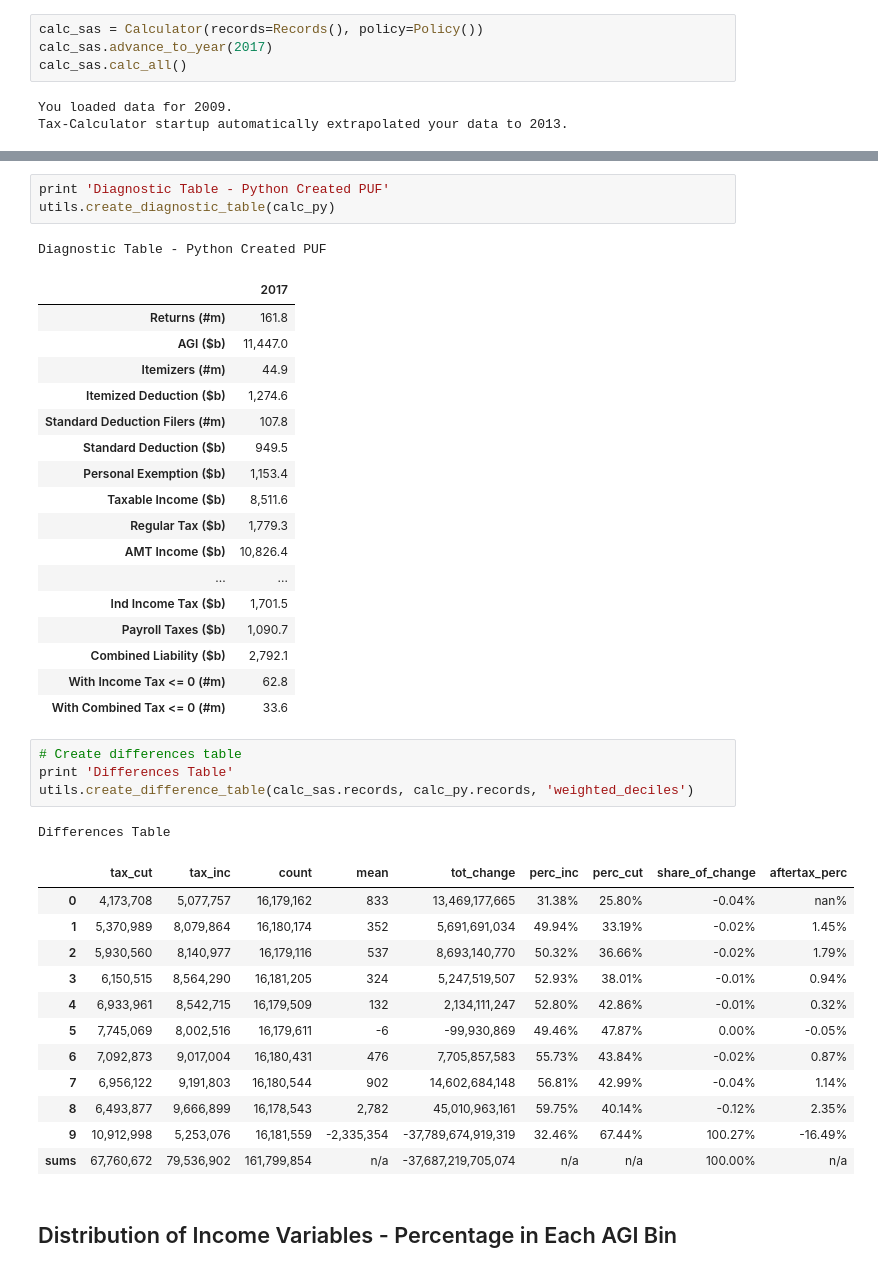
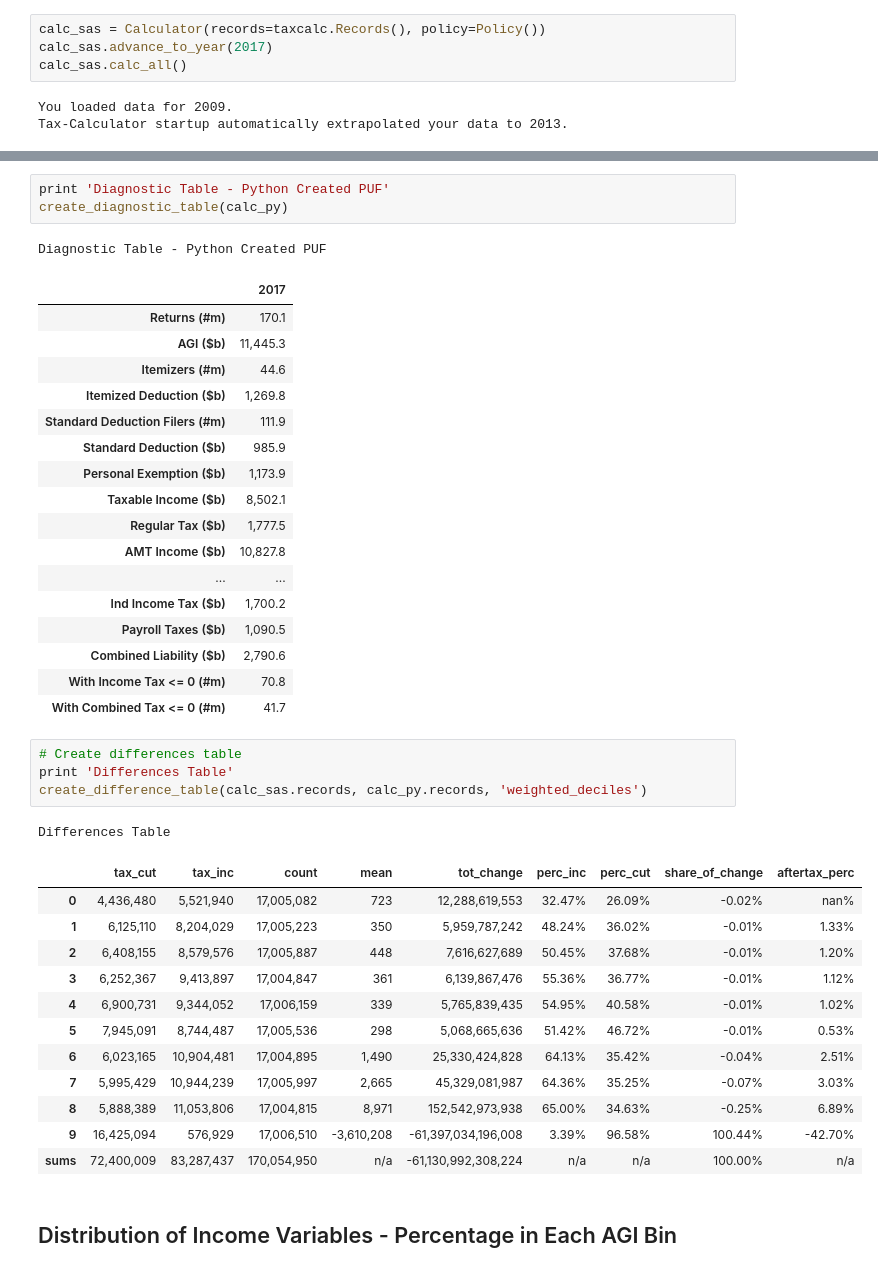
Before and after one commit to andersonfrailey/Notebook-Uploads, a Jupyter notebook: New PUF Analysis.ipynb, the cells around one changed output, grey strips where cells are left out. Drawn from its saved outputs; the diff is of its cells as text.

```diff
--- a/New PUF Analysis.ipynb
+++ b/New PUF Analysis.ipynb
@@ -8,7 +9,7 @@ output_notebook()
 # %% [output]
 Loading BokehJS ...
 # %%
-calc_sas = Calculator(records=Records(), policy=Policy())
+calc_sas = Calculator(records=taxcalc.Records(), policy=Policy())
 calc_sas.advance_to_year(2017)
 calc_sas.calc_all()
 # %% [output]
@@ -65,44 +68,44 @@ Diagnostic Table - Current
 | With Combined Tax <= 0 (#m) | 41.7 |
 # %%
 print 'Diagnostic Table - Python Created PUF'
-utils.create_diagnostic_table(calc_py)
+create_diagnostic_table(calc_py)
 # %% [output]
 Diagnostic Table - Python Created PUF
 |  | 2017 |
-| Returns (#m) | 161.8 |
-| AGI ($b) | 11,447.0 |
-| Itemizers (#m) | 44.9 |
-| Itemized Deduction ($b) | 1,274.6 |
-| Standard Deduction Filers (#m) | 107.8 |
-| Standard Deduction ($b) | 949.5 |
-| Personal Exemption ($b) | 1,153.4 |
-| Taxable Income ($b) | 8,511.6 |
-| Regular Tax ($b) | 1,779.3 |
-| AMT Income ($b) | 10,826.4 |
+| Returns (#m) | 170.1 |
+| AGI ($b) | 11,445.3 |
+| Itemizers (#m) | 44.6 |
+| Itemized Deduction ($b) | 1,269.8 |
+| Standard Deduction Filers (#m) | 111.9 |
+| Standard Deduction ($b) | 985.9 |
+| Personal Exemption ($b) | 1,173.9 |
+| Taxable Income ($b) | 8,502.1 |
+| Regular Tax ($b) | 1,777.5 |
+| AMT Income ($b) | 10,827.8 |
 | ... | ... |
-| Ind Income Tax ($b) | 1,701.5 |
-| Payroll Taxes ($b) | 1,090.7 |
-| Combined Liability ($b) | 2,792.1 |
-| With Income Tax <= 0 (#m) | 62.8 |
-| With Combined Tax <= 0 (#m) | 33.6 |
+| Ind Income Tax ($b) | 1,700.2 |
+| Payroll Taxes ($b) | 1,090.5 |
+| Combined Liability ($b) | 2,790.6 |
+| With Income Tax <= 0 (#m) | 70.8 |
+| With Combined Tax <= 0 (#m) | 41.7 |
 # %%
 # Create differences table
 print 'Differences Table'
-utils.create_difference_table(calc_sas.records, calc_py.records, 'weighted_deciles')
+create_difference_table(calc_sas.records, calc_py.records, 'weighted_deciles')
 # %% [output]
 Differences Table
 |  | tax_cut | tax_inc | count | mean | tot_change | perc_inc | perc_cut | share_of_change | aftertax_perc |
-| 0 | 4,173,708 | 5,077,757 | 16,179,162 | 833 | 13,469,177,665 | 31.38% | 25.80% | -0.04% | nan% |
-| 1 | 5,370,989 | 8,079,864 | 16,180,174 | 352 | 5,691,691,034 | 49.94% | 33.19% | -0.02% | 1.45% |
-| 2 | 5,930,560 | 8,140,977 | 16,179,116 | 537 | 8,693,140,770 | 50.32% | 36.66% | -0.02% | 1.79% |
-| 3 | 6,150,515 | 8,564,290 | 16,181,205 | 324 | 5,247,519,507 | 52.93% | 38.01% | -0.01% | 0.94% |
-| 4 | 6,933,961 | 8,542,715 | 16,179,509 | 132 | 2,134,111,247 | 52.80% | 42.86% | -0.01% | 0.32% |
-| 5 | 7,745,069 | 8,002,516 | 16,179,611 | -6 | -99,930,869 | 49.46% | 47.87% | 0.00% | -0.05% |
-| 6 | 7,092,873 | 9,017,004 | 16,180,431 | 476 | 7,705,857,583 | 55.73% | 43.84% | -0.02% | 0.87% |
-| 7 | 6,956,122 | 9,191,803 | 16,180,544 | 902 | 14,602,684,148 | 56.81% | 42.99% | -0.04% | 1.14% |
-| 8 | 6,493,877 | 9,666,899 | 16,178,543 | 2,782 | 45,010,963,161 | 59.75% | 40.14% | -0.12% | 2.35% |
-| 9 | 10,912,998 | 5,253,076 | 16,181,559 | -2,335,354 | -37,789,674,919,319 | 32.46% | 67.44% | 100.27% | -16.49% |
-| sums | 67,760,672 | 79,536,902 | 161,799,854 | n/a | -37,687,219,705,074 | n/a | n/a | 100.00% | n/a |
+| 0 | 4,436,480 | 5,521,940 | 17,005,082 | 723 | 12,288,619,553 | 32.47% | 26.09% | -0.02% | nan% |
+| 1 | 6,125,110 | 8,204,029 | 17,005,223 | 350 | 5,959,787,242 | 48.24% | 36.02% | -0.01% | 1.33% |
+| 2 | 6,408,155 | 8,579,576 | 17,005,887 | 448 | 7,616,627,689 | 50.45% | 37.68% | -0.01% | 1.20% |
+| 3 | 6,252,367 | 9,413,897 | 17,004,847 | 361 | 6,139,867,476 | 55.36% | 36.77% | -0.01% | 1.12% |
+| 4 | 6,900,731 | 9,344,052 | 17,006,159 | 339 | 5,765,839,435 | 54.95% | 40.58% | -0.01% | 1.02% |
+| 5 | 7,945,091 | 8,744,487 | 17,005,536 | 298 | 5,068,665,636 | 51.42% | 46.72% | -0.01% | 0.53% |
+| 6 | 6,023,165 | 10,904,481 | 17,004,895 | 1,490 | 25,330,424,828 | 64.13% | 35.42% | -0.04% | 2.51% |
+| 7 | 5,995,429 | 10,944,239 | 17,005,997 | 2,665 | 45,329,081,987 | 64.36% | 35.25% | -0.07% | 3.03% |
+| 8 | 5,888,389 | 11,053,806 | 17,004,815 | 8,971 | 152,542,973,938 | 65.00% | 34.63% | -0.25% | 6.89% |
+| 9 | 16,425,094 | 576,929 | 17,006,510 | -3,610,208 | -61,397,034,196,008 | 3.39% | 96.58% | 100.44% | -42.70% |
+| sums | 72,400,009 | 83,287,437 | 170,054,950 | n/a | -61,130,992,308,224 | n/a | n/a | 100.00% | n/a |
 # %% [markdown]
 ## Distribution of Income Variables - Percentage in Each AGI Bin
 # %%
```
Also changed, not shown: parts of 11 cells of this notebook.
